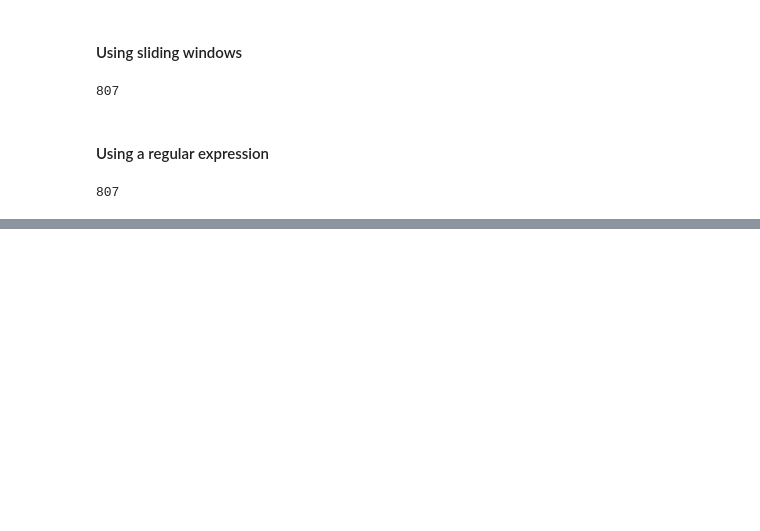
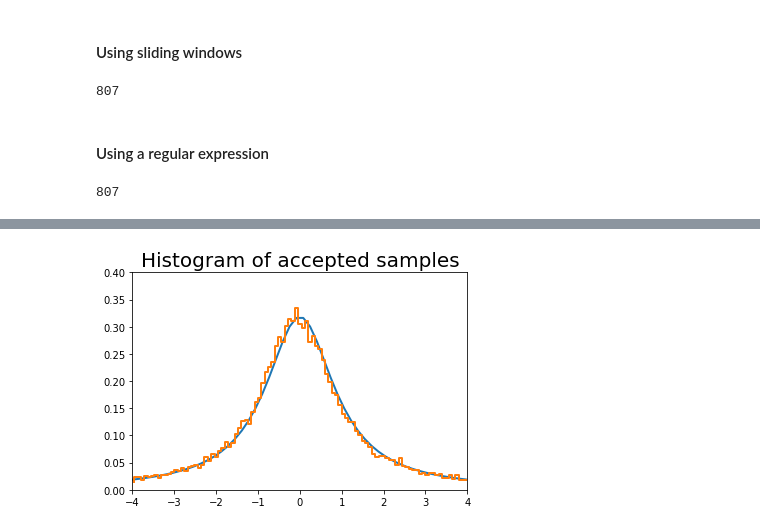
Before and after one commit to cliburn/sta-663-2018, a Jupyter notebook: notebooks/S10A_Random_Variables.ipynb, the cells around one changed output, grey strips where cells are left out. Drawn from its saved outputs; the diff is of its cells as text; code cells hidden in the pictures; blank space fills up the shorter version.

```diff
--- a/notebooks/S10A_Random_Variables.ipynb
+++ b/notebooks/S10A_Random_Variables.ipynb
@@ -283,0 +313,22 @@ runs
+# %%
+n = 100000
+# generate from sampling distribution
+u = np.random.uniform(-4, 4, n)
+# accept-reject criterion for each point in sampling distribution
+r = np.random.uniform(0, upper, n)
+# accepted points will come from target (Cauchy) distribution
+v = u[r < dist.pdf(u)]
+
+plt.plot(x, dist.pdf(x), linewidth=2)
+
+# Plot scaled histogram
+factor = dist.cdf(4) - dist.cdf(-4)
+hist, bin_edges = np.histogram(v, bins=100, normed=True)
+bin_centers = (bin_edges[:-1] + bin_edges[1:]) / 2.
+plt.step(bin_centers, factor*hist, linewidth=2)
+
+plt.axis([-4,4,0,0.4])
+plt.title('Histogram of accepted samples', fontsize=20)
+pass
+# %% [output]
+[figure, added]
```
Also changed, not shown: parts of 4 cells of this notebook.
